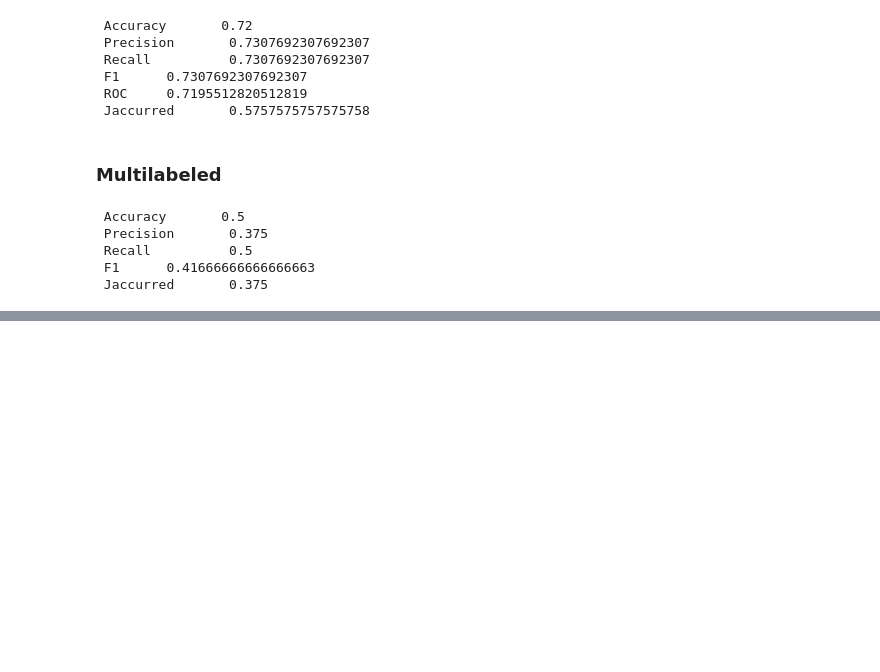
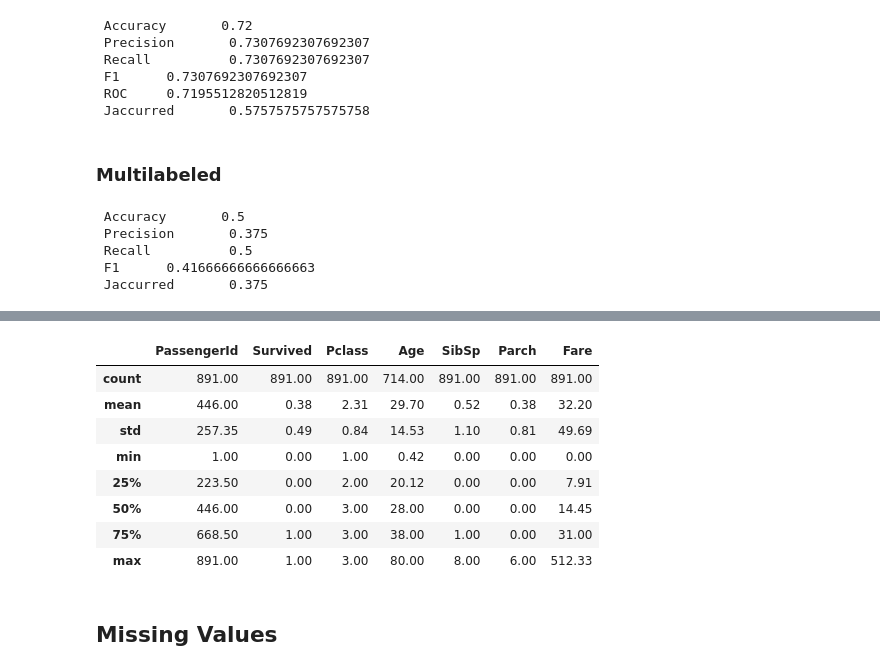
Before and after one commit to aghoshpro/myProjects, a Jupyter notebook: env_docker/notebooks/Predictive Analysis.ipynb, the cells around one changed output, grey strips where cells are left out. Drawn from its saved outputs; the diff is of its cells as text; code cells hidden in the pictures; blank space fills up the shorter version.

```diff
--- a/env_docker/notebooks/Predictive Analysis.ipynb
+++ b/env_docker/notebooks/Predictive Analysis.ipynb
@@ -167,0 +231,19 @@ print(f" Jaccurred \t {jc}")
+# %%
+df_all = concat_df(df_train, df_test)
+
+df_train.name = 'Training Set'
+df_test.name = 'Test Set'
+df_all.name = 'All Set'
+
+dfs = [df_train, df_test]
+
+print('Number of Training Examples = {}'.format(df_train.shape[0]))
+print('Number of Test Examples = {}\n'.format(df_test.shape[0]))
+print('Training X Shape = {}'.format(df_train.shape))
+print('Training y Shape = {}\n'.format(df_train['Survived'].shape[0]))
+print('Test X Shape = {}'.format(df_test.shape))
+print('Test y Shape = {}\n'.format(df_test.shape[0]))
+print(df_train.columns)
+print(df_test.columns)
+
+df_all.shape
@@ -167,0 +310,14 @@ print(f" Jaccurred \t {jc}")
+# %%
+df_train.describe() # checking numeric indipendent variables
+# %% [output]
+|  | PassengerId | Survived | Pclass | Age | SibSp | Parch | Fare |
+| count | 891.00 | 891.00 | 891.00 | 714.00 | 891.00 | 891.00 | 891.00 |
+| mean | 446.00 | 0.38 | 2.31 | 29.70 | 0.52 | 0.38 | 32.20 |
+| std | 257.35 | 0.49 | 0.84 | 14.53 | 1.10 | 0.81 | 49.69 |
+| min | 1.00 | 0.00 | 1.00 | 0.42 | 0.00 | 0.00 | 0.00 |
+| 25% | 223.50 | 0.00 | 2.00 | 20.12 | 0.00 | 0.00 | 7.91 |
+| 50% | 446.00 | 0.00 | 3.00 | 28.00 | 0.00 | 0.00 | 14.45 |
+| 75% | 668.50 | 1.00 | 3.00 | 38.00 | 1.00 | 0.00 | 31.00 |
+| max | 891.00 | 1.00 | 3.00 | 80.00 | 8.00 | 6.00 | 512.33 |
+# %% [markdown]
+## Missing Values
```
Also changed, not shown: parts of 18 cells of this notebook, 18 other files.
